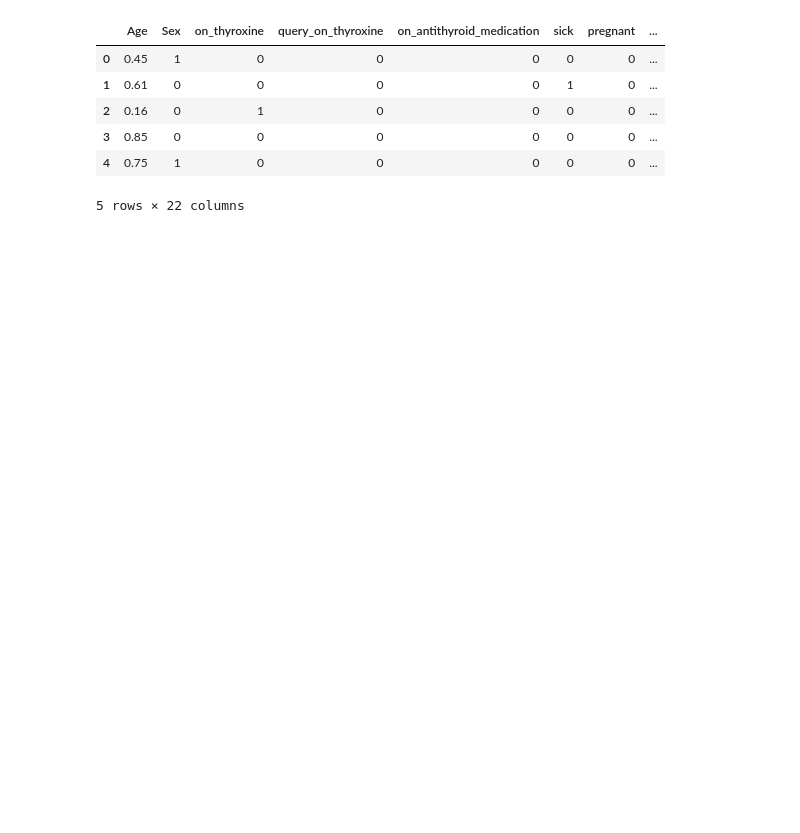
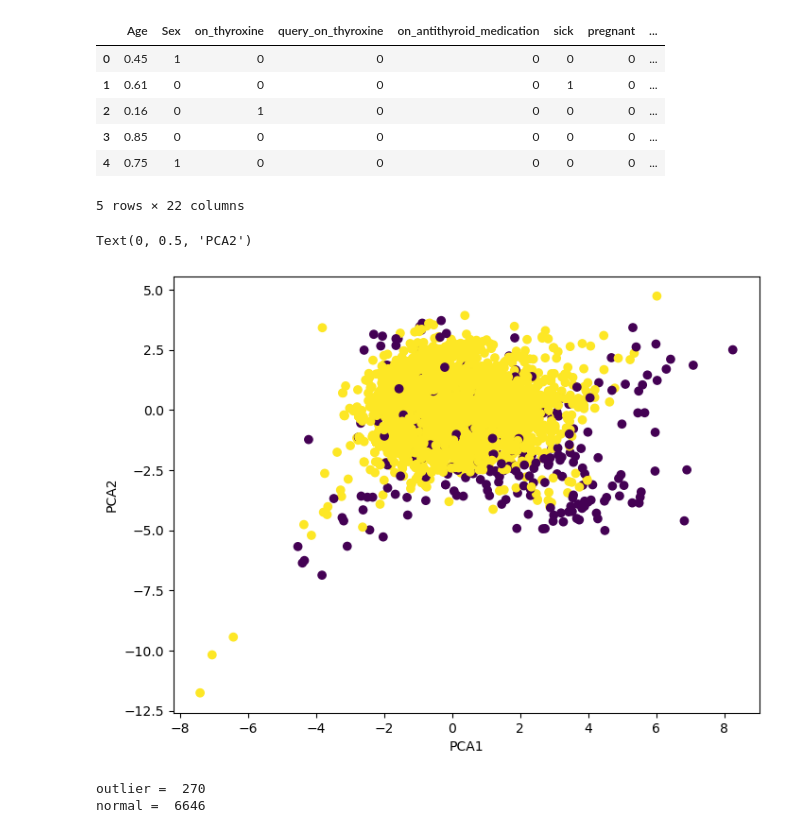
Before and after one commit to CodeByMehra/AiMl, a Jupyter notebook: 05_Unsupervised Learning/06_Isolation_forest.ipynb, the cells around one changed output. Drawn from its saved outputs; the diff is of its cells as text; code cells hidden in the pictures; blank space fills up the shorter version.

```diff
--- a/05_Unsupervised Learning/06_Isolation_forest.ipynb
+++ b/05_Unsupervised Learning/06_Isolation_forest.ipynb
@@ -35,3 +35,34 @@ clf =IsolationForest(
 )
 # %%
 labels = clf.fit_predict(X_scaled)
+# %%
+# Visualize
+from sklearn.decomposition import PCA
+
+pca =PCA(
+    n_components=2
+)
+
+X_pca= pca.fit_transform(X_scaled)
+# %%
+plt.figure(figsize=(8,6))
+
+plt.scatter(x = X_pca[:,0], y= X_pca[:,1], c=labels)
+plt.xlabel("PCA1")
+plt.ylabel("PCA2")
+# %% [output]
+Text(0, 0.5, 'PCA2')
+[figure, added]
+# %%
+# Count of outliers and normal points:
+
+import numpy as np
+
+n_outliers = np.sum(labels == -1)
+n_normal = np.sum(labels == 1)
+
+print("outlier = ", n_outliers)
+print("normal = ", n_normal)
+# %% [output]
+outlier =  270
+normal =  6646
```
